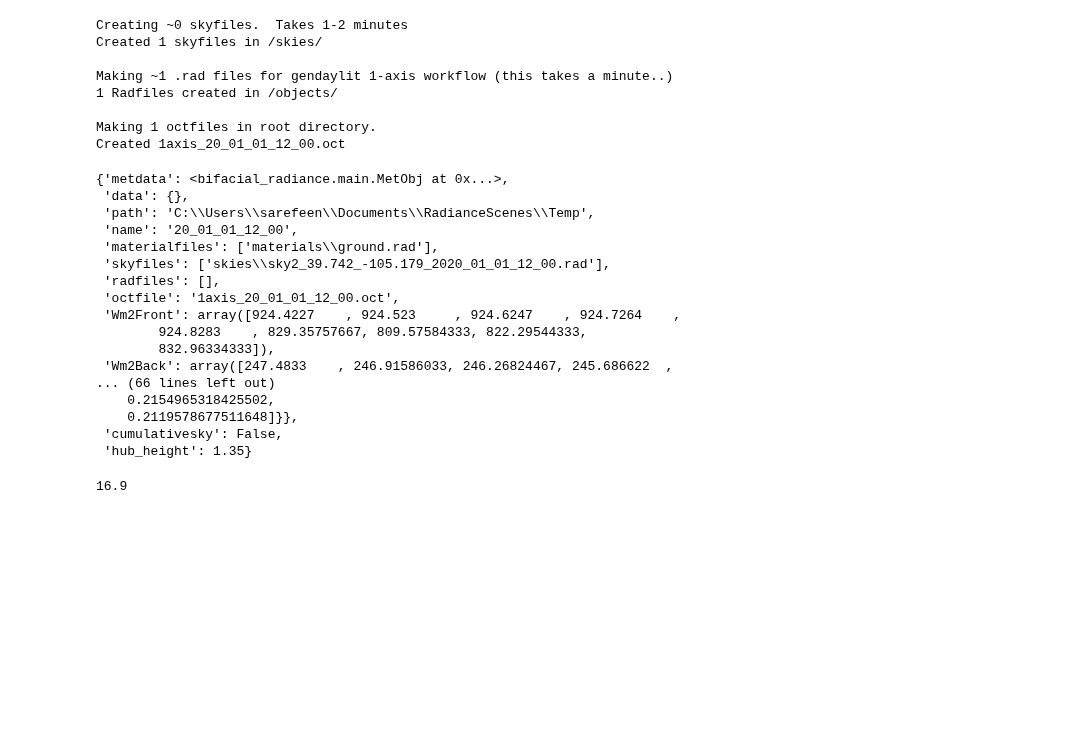
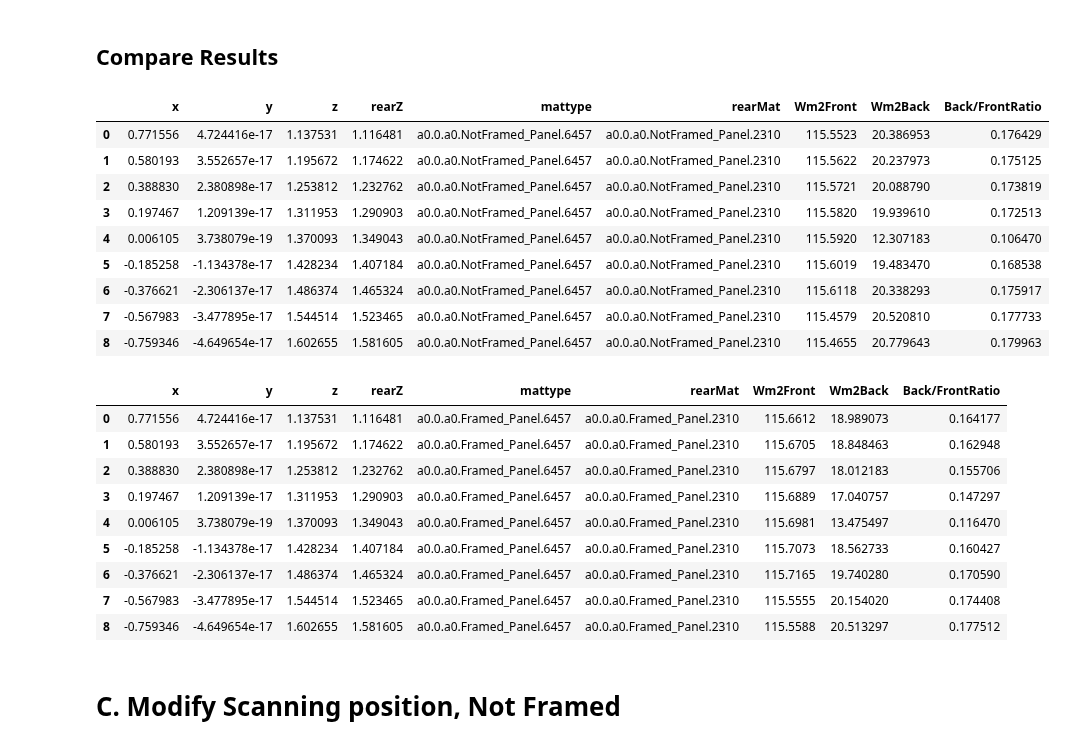
Before and after one commit to NREL/bifacial_radiance, a Jupyter notebook: docs/tutorials/Site Simulation with Frames and Omegas.ipynb, the cells around one changed output. Drawn from its saved outputs; the diff is of its cells as text; code cells hidden in the pictures; blank space fills up the shorter version.

```diff
--- a/docs/tutorials/Site Simulation with Frames and Omegas.ipynb
+++ b/docs/tutorials/Site Simulation with Frames and Omegas.ipynb
@@ -153,44 +209,31 @@ Loading albedo, 8372 value(s), 0.247 avg
-# %%
-# Restricting run to one day for speed, 'MM_DD_HH'
-startdate = '20_01_01_12'
-enddate = '20_01_01_12'
-trackerdict = demo.gendaylit1axis(startdate = startdate, enddate = enddate)
-trackerdict = demo.makeScene1axis(moduletype = moduletype, sceneDict = sceneDict)
-trackerdict = demo.makeOct1axis()
-
-# find the frontscan and backscan with the desired ystart value and then input them for function analysis1axis
-#results = demo.analysis1axis(modWanted=16, rowWanted=3, sensorsy=sensorsy)
-# %% [output]
-Creating ~0 skyfiles.  Takes 1-2 minutes
-Created 1 skyfiles in /skies/
-
-Making ~1 .rad files for gendaylit 1-axis workflow (this takes a minute..)
-1 Radfiles created in /objects/
-
-Making 1 octfiles in root directory.
-Created 1axis_20_01_01_12_00.oct
-# %%
-demo.__dict__
-# %% [output]
-{'metdata': <bifacial_radiance.main.MetObj at 0x...>,
- 'data': {},
- 'path': 'C:\\Users\\sarefeen\\Documents\\RadianceScenes\\Temp',
- 'name': '20_01_01_12_00',
- 'materialfiles': ['materials\\ground.rad'],
- 'skyfiles': ['skies\\sky2_39.742_-105.179_2020_01_01_12_00.rad'],
- 'radfiles': [],
- 'octfile': '1axis_20_01_01_12_00.oct',
- 'Wm2Front': array([924.4227    , 924.523     , 924.6247    , 924.7264    ,
-        924.8283    , 829.35757667, 809.57584333, 822.29544333,
-        832.96334333]),
- 'Wm2Back': array([247.4833    , 246.91586033, 246.26824467, 245.686622  ,
-... (66 lines left out)
-    0.2154965318425502,
-    0.2119578677511648]}},
- 'cumulativesky': False,
- 'hub_height': 1.35}
-# %%
-demo.trackerdict['20_01_01_12_00']['surf_tilt']
-# %% [output]
-16.9
+# %% [markdown]
+## Compare Results
+# %%
+bifacial_radiance.load.read1Result('results\irr_1axis_20_01_01_12_00test.csv')
+# %% [output]
+|  | x | y | z | rearZ | mattype | rearMat | Wm2Front | Wm2Back | Back/FrontRatio |
+| 0 | 0.771556 | 4.724416e-17 | 1.137531 | 1.116481 | a0.0.a0.NotFramed_Panel.6457 | a0.0.a0.NotFramed_Panel.2310 | 115.5523 | 20.386953 | 0.176429 |
+| 1 | 0.580193 | 3.552657e-17 | 1.195672 | 1.174622 | a0.0.a0.NotFramed_Panel.6457 | a0.0.a0.NotFramed_Panel.2310 | 115.5622 | 20.237973 | 0.175125 |
+| 2 | 0.388830 | 2.380898e-17 | 1.253812 | 1.232762 | a0.0.a0.NotFramed_Panel.6457 | a0.0.a0.NotFramed_Panel.2310 | 115.5721 | 20.088790 | 0.173819 |
+| 3 | 0.197467 | 1.209139e-17 | 1.311953 | 1.290903 | a0.0.a0.NotFramed_Panel.6457 | a0.0.a0.NotFramed_Panel.2310 | 115.5820 | 19.939610 | 0.172513 |
+| 4 | 0.006105 | 3.738079e-19 | 1.370093 | 1.349043 | a0.0.a0.NotFramed_Panel.6457 | a0.0.a0.NotFramed_Panel.2310 | 115.5920 | 12.307183 | 0.106470 |
+| 5 | -0.185258 | -1.134378e-17 | 1.428234 | 1.407184 | a0.0.a0.NotFramed_Panel.6457 | a0.0.a0.NotFramed_Panel.2310 | 115.6019 | 19.483470 | 0.168538 |
+| 6 | -0.376621 | -2.306137e-17 | 1.486374 | 1.465324 | a0.0.a0.NotFramed_Panel.6457 | a0.0.a0.NotFramed_Panel.2310 | 115.6118 | 20.338293 | 0.175917 |
+| 7 | -0.567983 | -3.477895e-17 | 1.544514 | 1.523465 | a0.0.a0.NotFramed_Panel.6457 | a0.0.a0.NotFramed_Panel.2310 | 115.4579 | 20.520810 | 0.177733 |
+| 8 | -0.759346 | -4.649654e-17 | 1.602655 | 1.581605 | a0.0.a0.NotFramed_Panel.6457 | a0.0.a0.NotFramed_Panel.2310 | 115.4655 | 20.779643 | 0.179963 |
+# %%
+bifacial_radiance.load.read1Result('results\irr_1axis_20_01_01_12_00test_B.csv')
+# %% [output]
+|  | x | y | z | rearZ | mattype | rearMat | Wm2Front | Wm2Back | Back/FrontRatio |
+| 0 | 0.771556 | 4.724416e-17 | 1.137531 | 1.116481 | a0.0.a0.Framed_Panel.6457 | a0.0.a0.Framed_Panel.2310 | 115.6612 | 18.989073 | 0.164177 |
+| 1 | 0.580193 | 3.552657e-17 | 1.195672 | 1.174622 | a0.0.a0.Framed_Panel.6457 | a0.0.a0.Framed_Panel.2310 | 115.6705 | 18.848463 | 0.162948 |
+| 2 | 0.388830 | 2.380898e-17 | 1.253812 | 1.232762 | a0.0.a0.Framed_Panel.6457 | a0.0.a0.Framed_Panel.2310 | 115.6797 | 18.012183 | 0.155706 |
+| 3 | 0.197467 | 1.209139e-17 | 1.311953 | 1.290903 | a0.0.a0.Framed_Panel.6457 | a0.0.a0.Framed_Panel.2310 | 115.6889 | 17.040757 | 0.147297 |
+| 4 | 0.006105 | 3.738079e-19 | 1.370093 | 1.349043 | a0.0.a0.Framed_Panel.6457 | a0.0.a0.Framed_Panel.2310 | 115.6981 | 13.475497 | 0.116470 |
+| 5 | -0.185258 | -1.134378e-17 | 1.428234 | 1.407184 | a0.0.a0.Framed_Panel.6457 | a0.0.a0.Framed_Panel.2310 | 115.7073 | 18.562733 | 0.160427 |
+| 6 | -0.376621 | -2.306137e-17 | 1.486374 | 1.465324 | a0.0.a0.Framed_Panel.6457 | a0.0.a0.Framed_Panel.2310 | 115.7165 | 19.740280 | 0.170590 |
+| 7 | -0.567983 | -3.477895e-17 | 1.544514 | 1.523465 | a0.0.a0.Framed_Panel.6457 | a0.0.a0.Framed_Panel.2310 | 115.5555 | 20.154020 | 0.174408 |
+| 8 | -0.759346 | -4.649654e-17 | 1.602655 | 1.581605 | a0.0.a0.Framed_Panel.6457 | a0.0.a0.Framed_Panel.2310 | 115.5588 | 20.513297 | 0.177512 |
+# %% [markdown]
+# C. Modify Scanning position, Not Framed
 # %%
```
Also changed, not shown: parts of 36 cells of this notebook, 1 other file.
